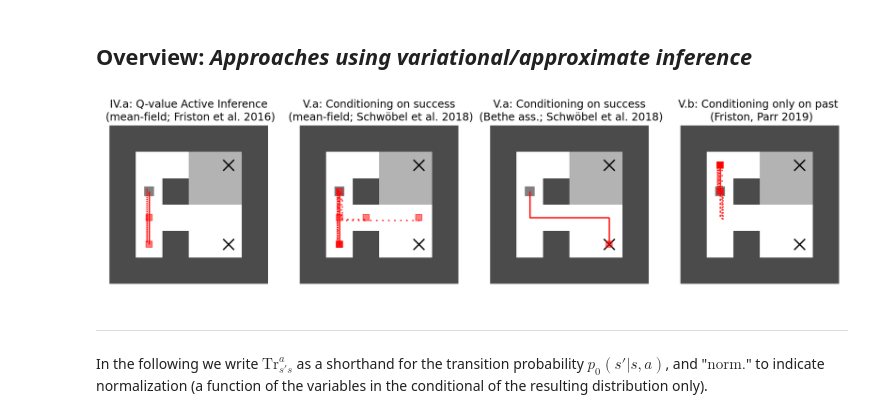
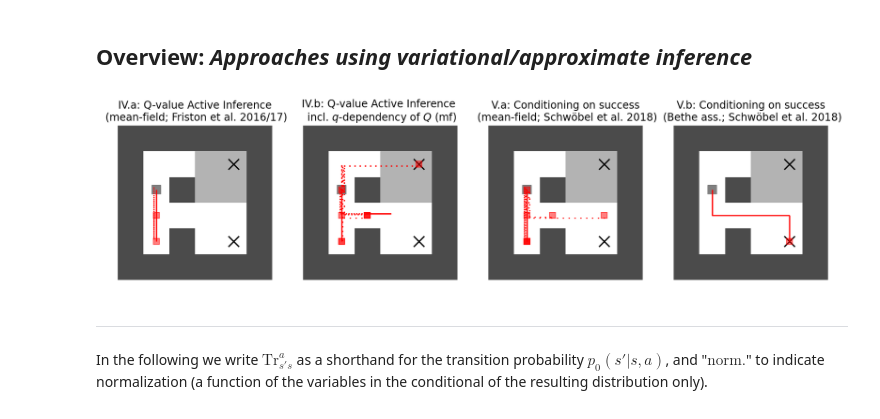
Before and after one commit to sgttwld/two-kinds-of-free-energy--notebooks, a Jupyter notebook: S2_Notebook.ipynb, the cells around one changed output. Saved outputs shown, nothing was run; the diff lists cells and outputs as text; code cells hidden in the pictures.

```diff
--- a/S2_Notebook.ipynb
+++ b/S2_Notebook.ipynb
@@ -74,11 +74,11 @@ show_paths(env,sigmas,steps,trajectories,select,spec=[1,4],num=8)
 # %%
 # load trajectories from file and show most probable ones
 env = GridEnv(plan=plan1,render=False)
-select = ['qmf','toussmf','toussbethe','genfe']
+select = ['qmf','qgd','toussmf','toussbethe']
 trajectories = load_trajectories(select,walls=True)
-show_paths(env,sigmas,steps,trajectories,select,spec=[1,4],num=8)
+show_paths(env,sigmas,steps,trajectories,select,spec=[1,len(select)],num=8)
 # %% [output]
-[figure, old version]
+[figure, new version]
 # %% [markdown]
 ---
 In the following we write $\mathrm{Tr}_{s' s}^a$ as a shorthand for the transition probability $p_0(s'|s,a)$, and "$\text{norm.}$" to indicate normalization (a function of the variables in the conditional of the resulting distribution only).
```
Also changed, not shown: parts of 7 cells of this notebook, 4 other files.
